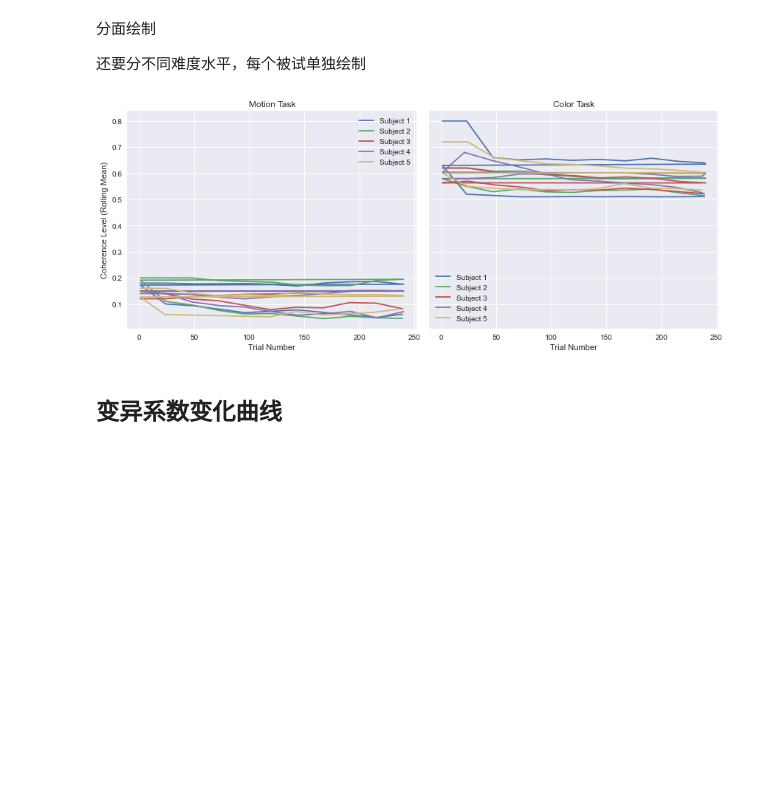
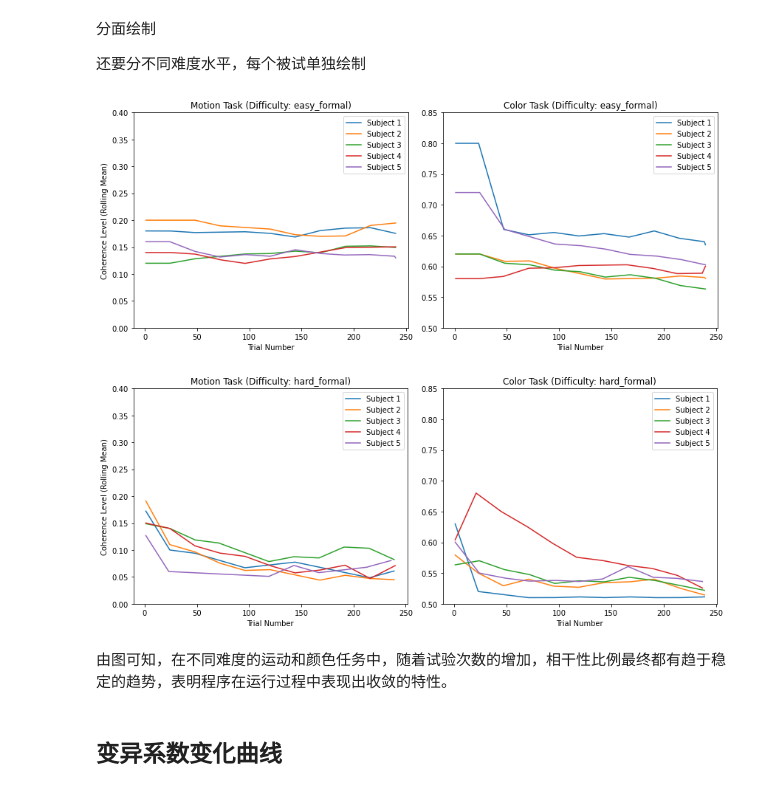
Before and after one commit to Wsy122/Self_Prioritization_Expt, a Jupyter notebook: 3_Analysis/3_2_pilot_expt_v3/program_test.ipynb, the cells around one changed output. Cells and saved outputs as stored; diff of their text form; code cells hidden in the pictures; blank space fills up the shorter version.

```diff
--- a/3_Analysis/3_2_pilot_expt_v3/program_test.ipynb
+++ b/3_Analysis/3_2_pilot_expt_v3/program_test.ipynb
@@ -80,32 +80,49 @@ df
 
 还要分不同难度水平，每个被试单独绘制
 # %%
-# 创建子图
-fig, axes = plt.subplots(1, 2, figsize=(12, 5), sharey=True)
+# 根据难度水平分组
+difficulty_levels = df['difficulty'].unique()
 
-# 绘制运动任务
-motion_data = df[df['judge_type'] == 'motion']
-for subject_id, subject_data in motion_data.groupby('Participant_ID'):
-    axes[0].plot(subject_data['trial_num'], subject_data['rolling_mean'],
-                 label=f'Subject {subject_id}')
-axes[0].set_xlabel('Trial Number')
-axes[0].set_ylabel('Coherence Level (Rolling Mean)')
-axes[0].set_title('Motion Task')
-axes[0].legend()
+# 分别指定运动任务和颜色任务的 y 轴范围
+motion_ylim = (0, 0.4)
+color_ylim = (0.5, 0.85)
 
-# 绘制颜色任务
-color_data = df[df['judge_type'] == 'color']
-for subject_id, subject_data in color_data.groupby('Participant_ID'):
-    axes[1].plot(subject_data['trial_num'], subject_data['rolling_mean'],
-                 label=f'Subject {subject_id}')
-axes[1].set_xlabel('Trial Number')
-axes[1].set_title('Color Task')
-axes[1].legend()
+# 遍历每个难度水平
+for difficulty in difficulty_levels:
+    # 创建子图
+    fig, axes = plt.subplots(1, 2, figsize=(12, 5), sharey=False)  # 取消共享 y 轴
 
-plt.tight_layout()
-plt.show()
+    # 筛选当前难度水平的数据
+    difficulty_df = df[df['difficulty'] == difficulty]
+
+    # 绘制运动任务
+    motion_data = difficulty_df[difficulty_df['judge_type'] == 'motion']
+    for subject_id, subject_data in motion_data.groupby('Participant_ID'):
+        axes[0].plot(subject_data['trial_num'], subject_data['rolling_mean'],
+                     label=f'Subject {subject_id}')
+    axes[0].set_xlabel('Trial Number')
+    axes[0].set_ylabel('Coherence Level (Rolling Mean)')
+    axes[0].set_title(f'Motion Task (Difficulty: {difficulty})')
+    axes[0].legend()
+    axes[0].set_ylim(motion_ylim)  # 设置运动任务子图的 y 轴范围
+
+    # 绘制颜色任务
+    color_data = difficulty_df[difficulty_df['judge_type'] == 'color']
+    for subject_id, subject_data in color_data.groupby('Participant_ID'):
+        axes[1].plot(subject_data['trial_num'], subject_data['rolling_mean'],
+                     label=f'Subject {subject_id}')
+    axes[1].set_xlabel('Trial Number')
+    axes[1].set_title(f'Color Task (Difficulty: {difficulty})')
+    axes[1].legend()
+    axes[1].set_ylim(color_ylim)  # 设置颜色任务子图的 y 轴范围
+
+    plt.tight_layout()
+    plt.show()
 # %% [output]
-[figure, old version]
+[figure, new version]
+[figure, added]
+# %% [markdown]
+由图可知，在不同难度的运动和颜色任务中，随着试验次数的增加，相干性比例最终都有趋于稳定的趋势，表明程序在运行过程中表现出收敛的特性。
 # %% [markdown]
 ## 变异系数变化曲线
 # %%
```
Also changed, not shown: parts of 5 cells of this notebook, 19 other files.
